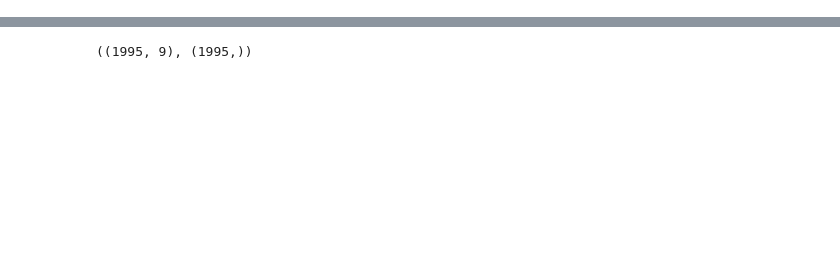
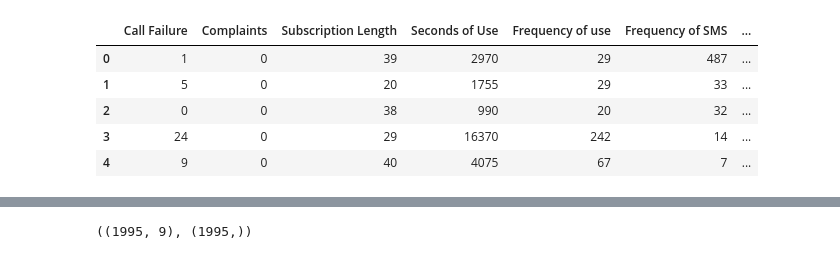
Before and after one commit to Murielle01/BP-3.4, a Jupyter notebook: scripts/opdracht 2/logistische_regressie.ipynb, the cells around one changed output, grey strips where cells are left out. Saved outputs shown, nothing was run; the diff lists cells and outputs as text; code cells hidden in the pictures; blank space fills up the shorter version.

```diff
--- a/scripts/opdracht 2/logistische_regressie.ipynb
+++ b/scripts/opdracht 2/logistische_regressie.ipynb
@@ -104,4 +388,12 @@ def plot_cm(y_true, y_pred, classes=None, title="Confusion Matrix"):
 # %%
 # Alleen train inladen
 train_path = "data_train.csv"
 df = pd.read_csv(train_path, sep=",", decimal=".")
+df.head()
+# %% [output]
+|  | Call Failure | Complaints | Subscription Length | Seconds of Use | Frequency of use | Frequency of SMS | ... |
+| 0 | 1 | 0 | 39 | 2970 | 29 | 487 | ... |
+| 1 | 5 | 0 | 20 | 1755 | 29 | 33 | ... |
+| 2 | 0 | 0 | 38 | 990 | 20 | 32 | ... |
+| 3 | 24 | 0 | 29 | 16370 | 242 | 14 | ... |
+| 4 | 9 | 0 | 40 | 4075 | 67 | 7 | ... |
```
Also changed, not shown: parts of 41 cells of this notebook, 1 other file.
